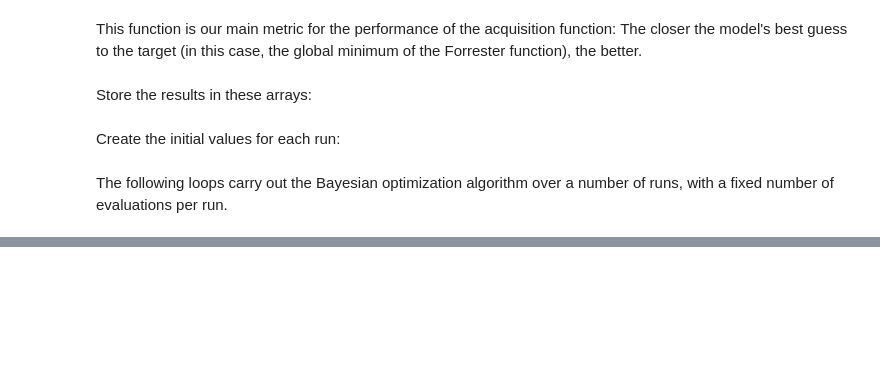
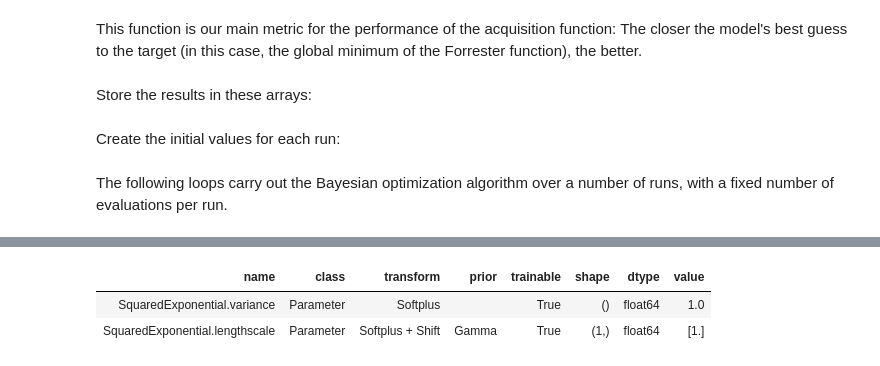
Before and after one commit to sebtsh/Top-k-Ranking-Bayesian-Optimization, a Jupyter notebook: notebooks/RANDOM/PBO_RANDOM_Forr.ipynb, the cells around one changed output, grey strips where cells are left out. Drawn from its saved outputs; the diff is of its cells as text; code cells hidden in the pictures; blank space fills up the shorter version.

```diff
--- a/notebooks/RANDOM/PBO_RANDOM_Forr.ipynb
+++ b/notebooks/RANDOM/PBO_RANDOM_Forr.ipynb
@@ -336,0 +280,8 @@ Negative ELBO at step 2500: 7.541667312618657 in 163.5975s
+# %%
+kernel.lengthscale.prior = tfp.distributions.Gamma(1, 1)
+# %%
+print_summary(kernel)
+# %% [output]
+| name | class | transform | prior | trainable | shape | dtype | value |
+| SquaredExponential.variance | Parameter | Softplus |  | True | () | float64 | 1.0 |
+| SquaredExponential.lengthscale | Parameter | Softplus + Shift | Gamma | True | (1,) | float64 | [1.] |
```
Also changed, not shown: parts of 18 cells of this notebook, 7 other files.
